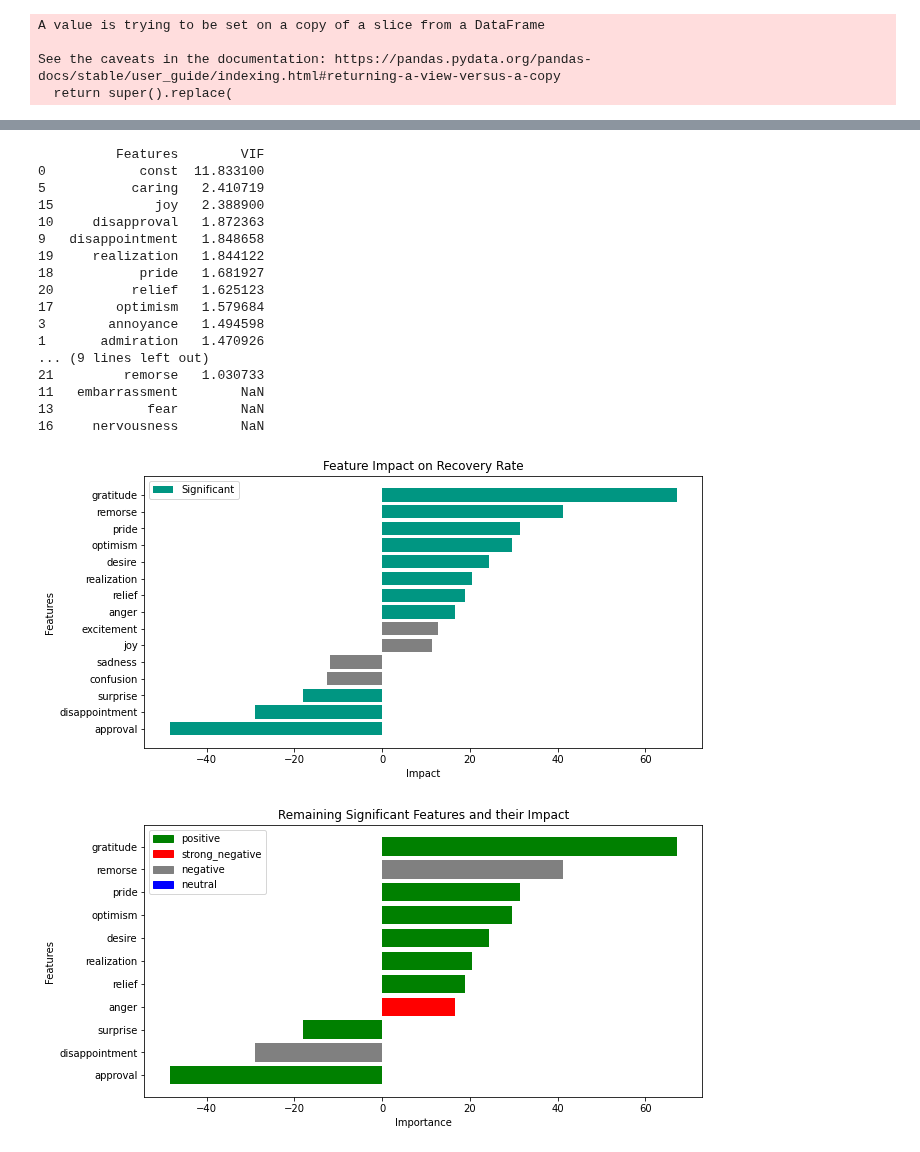
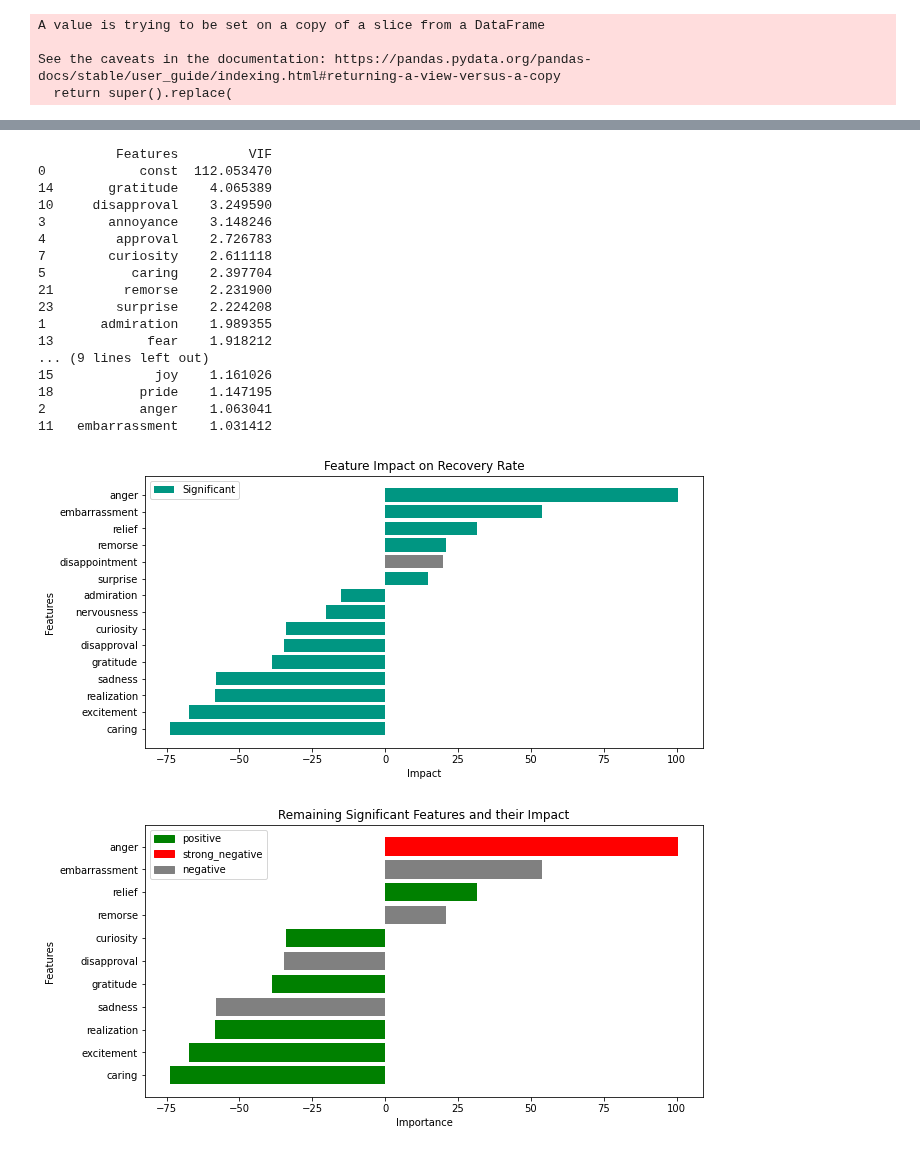
Before and after one commit to constantin1101/LLM_CreditorRRPrediction, a Jupyter notebook: goemotions.ipynb, the cells around one changed output, grey strips where cells are left out. Drawn from its saved outputs; the diff is of its cells as text; code cells hidden in the pictures.

Commit message:
Do analyst analysis

```diff
--- a/goemotions.ipynb
+++ b/goemotions.ipynb
@@ -19,8 +19,9 @@ from source.helpers import *
 [nltk_data]     /Users/constantinernstberger/nltk_data...
 [nltk_data]   Package punkt is already up-to-date!
 # %%
-PART = "presentation_summary"
+#PART = "presentation_summary"
 #PART = "qna_summary"
+PART = "analysts_summary"
 
 # Initialize columns for each emotion
 ORIGINAL = True
@@ -265,23 +266,23 @@ vif = vif.sort_values(by='VIF', ascending=False)
 # Display the VIF
 print(vif)
 # %% [output]
-          Features        VIF
-0            const  11.833100
-5           caring   2.410719
-15             joy   2.388900
-10     disapproval   1.872363
-9   disappointment   1.848658
-19     realization   1.844122
-18           pride   1.681927
-20          relief   1.625123
-17        optimism   1.579684
-3        annoyance   1.494598
-1       admiration   1.470926
+          Features         VIF
+0            const  112.053470
+14       gratitude    4.065389
+10     disapproval    3.249590
+3        annoyance    3.148246
+4         approval    2.726783
+7        curiosity    2.611118
+5           caring    2.397704
+21         remorse    2.231900
+23        surprise    2.224208
+1       admiration    1.989355
+13            fear    1.918212
 ... (9 lines left out)
-21         remorse   1.030733
-11   embarrassment        NaN
-13            fear        NaN
-16     nervousness        NaN
+15             joy    1.161026
+18           pride    1.147195
+2            anger    1.063041
+11   embarrassment    1.031412
 # %%
 # select significant features
 model.significance = model.pvalues[model.pvalues < 0.05].index
@@ -309,7 +310,7 @@ plt.ylabel('Features')
 plt.title('Feature Impact on Recovery Rate')
 plt.show()
 # %% [output]
-[figure, old version]
+[figure, new version]
 # %%
 import matplotlib.patches as mpatches
 
@@ -349,32 +350,31 @@ emotion_types = {
     'disapproval': 'negative',
     'joy': 'positive'
 }
 
 # Map colors to each emotion type
 color_mapping = {
     'positive': 'green',
     'strong_negative': 'red',
     'negative': 'gray',
-    'neutral': 'blue'
 }
 
 # Apply the color mapping to the top 10 significant features
 colors = [color_mapping[emotion_types[emotion]] for emotion in importances.index]
 
 # Create a horizontal bar plot for the top 10 significant features
 plt.figure(figsize=(10, 5))
 plt.barh(importances.index, importances.values, color=colors)
 
 # Add labels and title
 plt.xlabel('Importance')
 plt.ylabel('Features')
 plt.title('Remaining Significant Features and their Impact')
 
 # Add a legend to the top left corner
 handles = [mpatches.Patch(color=color_mapping[emotion], label=emotion) for emotion in color_mapping]
 plt.legend(handles=handles, loc='upper left')
 
 # Show the plot
 plt.show()
 # %% [output]
-[figure, old version]
+[figure, new version]
```
Also changed, not shown: parts of 3 cells of this notebook.
